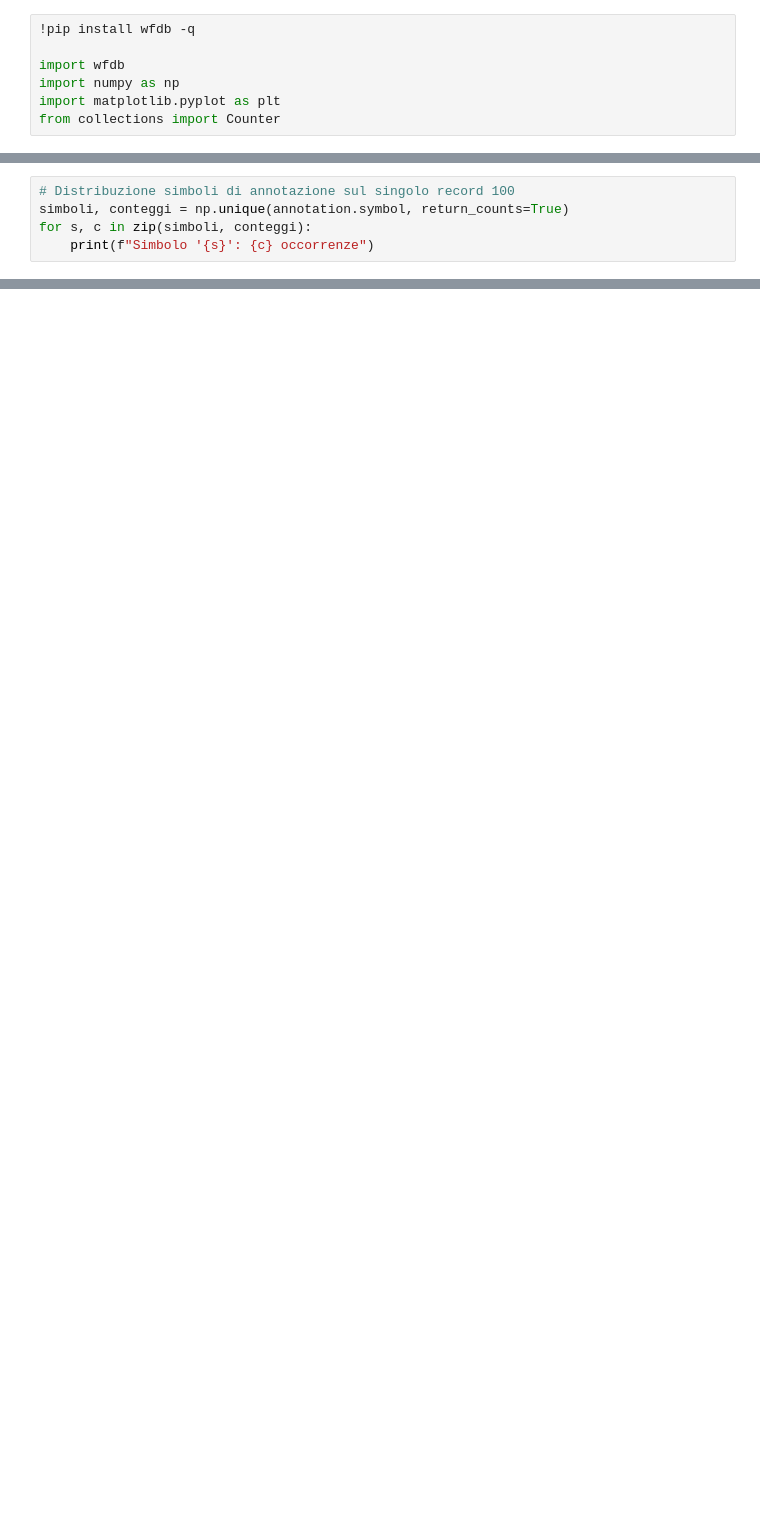
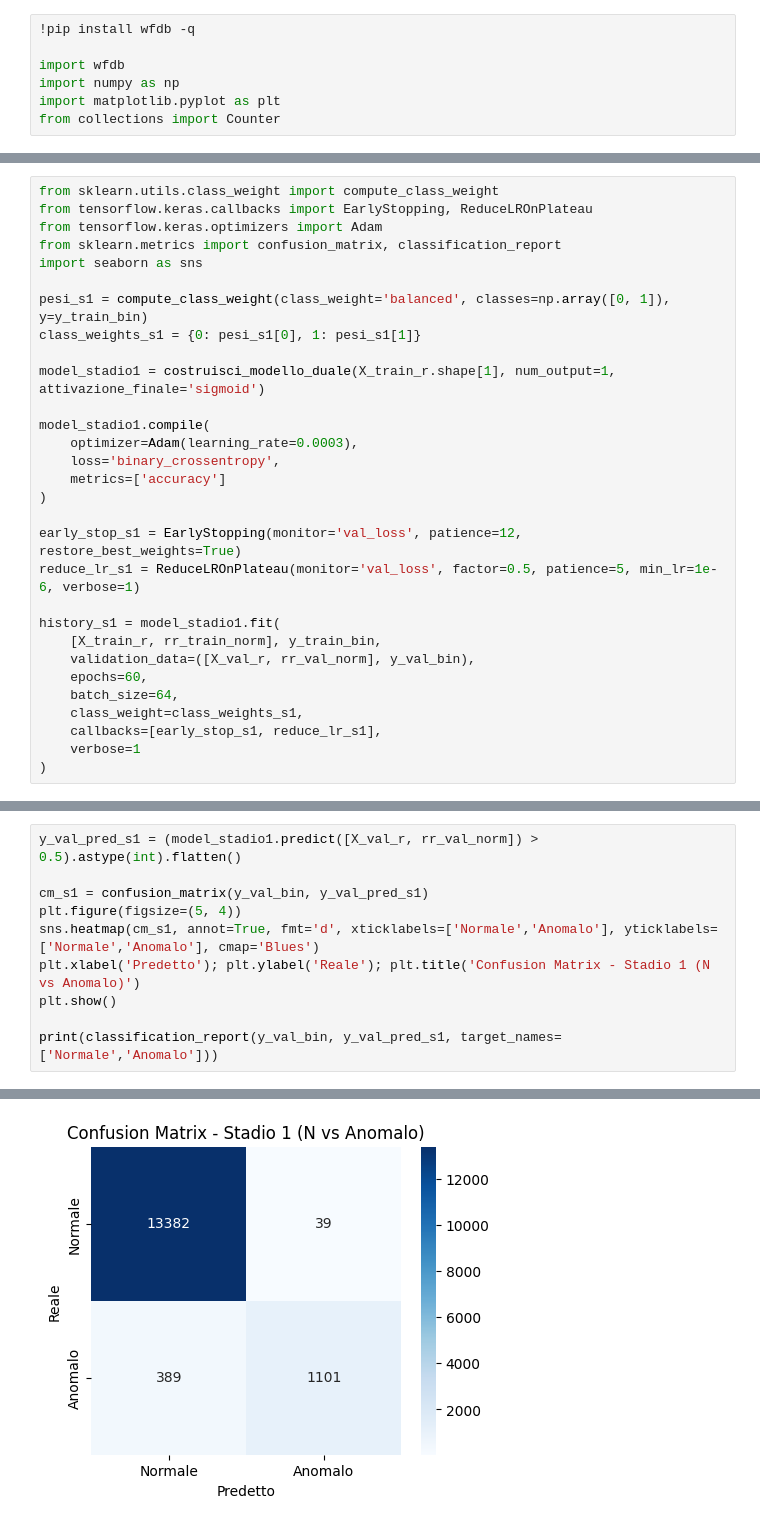
Before and after one commit to Michele-Bufis/ECG-Arrhythmia-Classification-with-1D-CNN, a Jupyter notebook: ClassificazionePatologieECGconCNNEmbedded.ipynb, the cells around one changed output, grey strips where cells are left out. Drawn from its saved outputs; the diff is of its cells as text; blank space fills up the shorter version.

```diff
--- a/ClassificazionePatologieECGconCNNEmbedded.ipynb
+++ b/ClassificazionePatologieECGconCNNEmbedded.ipynb
@@ -80,5 +42,0 @@ plt.show()
-# %%
-# Distribuzione simboli di annotazione sul singolo record 100
-simboli, conteggi = np.unique(annotation.symbol, return_counts=True)
-for s, c in zip(simboli, conteggi):
-    print(f"Simbolo '{s}': {c} occorrenze")
@@ -628,0 +281,30 @@ weighted avg       0.92      0.88      0.90     14911
+# %%
+from sklearn.utils.class_weight import compute_class_weight
+from tensorflow.keras.callbacks import EarlyStopping, ReduceLROnPlateau
+from tensorflow.keras.optimizers import Adam
+from sklearn.metrics import confusion_matrix, classification_report
+import seaborn as sns
+
+pesi_s1 = compute_class_weight(class_weight='balanced', classes=np.array([0, 1]), y=y_train_bin)
+class_weights_s1 = {0: pesi_s1[0], 1: pesi_s1[1]}
+
+model_stadio1 = costruisci_modello_duale(X_train_r.shape[1], num_output=1, attivazione_finale='sigmoid')
+
+model_stadio1.compile(
+    optimizer=Adam(learning_rate=0.0003),
+    loss='binary_crossentropy',
+    metrics=['accuracy']
+)
+
+early_stop_s1 = EarlyStopping(monitor='val_loss', patience=12, restore_best_weights=True)
+reduce_lr_s1 = ReduceLROnPlateau(monitor='val_loss', factor=0.5, patience=5, min_lr=1e-6, verbose=1)
+
+history_s1 = model_stadio1.fit(
+    [X_train_r, rr_train_norm], y_train_bin,
+    validation_data=([X_val_r, rr_val_norm], y_val_bin),
+    epochs=60,
+    batch_size=64,
+    class_weight=class_weights_s1,
+    callbacks=[early_stop_s1, reduce_lr_s1],
+    verbose=1
+)
@@ -628,0 +329,11 @@ weighted avg       0.92      0.88      0.90     14911
+# %%
+y_val_pred_s1 = (model_stadio1.predict([X_val_r, rr_val_norm]) > 0.5).astype(int).flatten()
+
+cm_s1 = confusion_matrix(y_val_bin, y_val_pred_s1)
+plt.figure(figsize=(5, 4))
+sns.heatmap(cm_s1, annot=True, fmt='d', xticklabels=['Normale','Anomalo'], yticklabels=['Normale','Anomalo'], cmap='Blues')
+plt.xlabel('Predetto'); plt.ylabel('Reale'); plt.title('Confusion Matrix - Stadio 1 (N vs Anomalo)')
+plt.show()
+
+print(classification_report(y_val_bin, y_val_pred_s1, target_names=['Normale','Anomalo']))
+# %% [output]
@@ -628,0 +341 @@ weighted avg       0.92      0.88      0.90     14911
+[figure, added]
```
Also changed, not shown: parts of 66 cells of this notebook.
